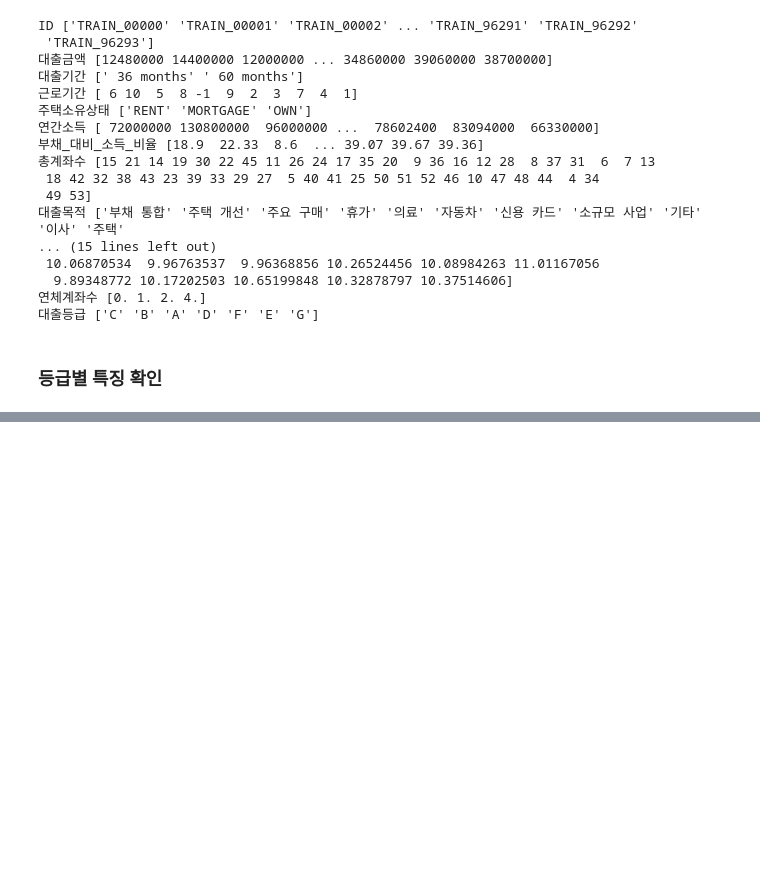
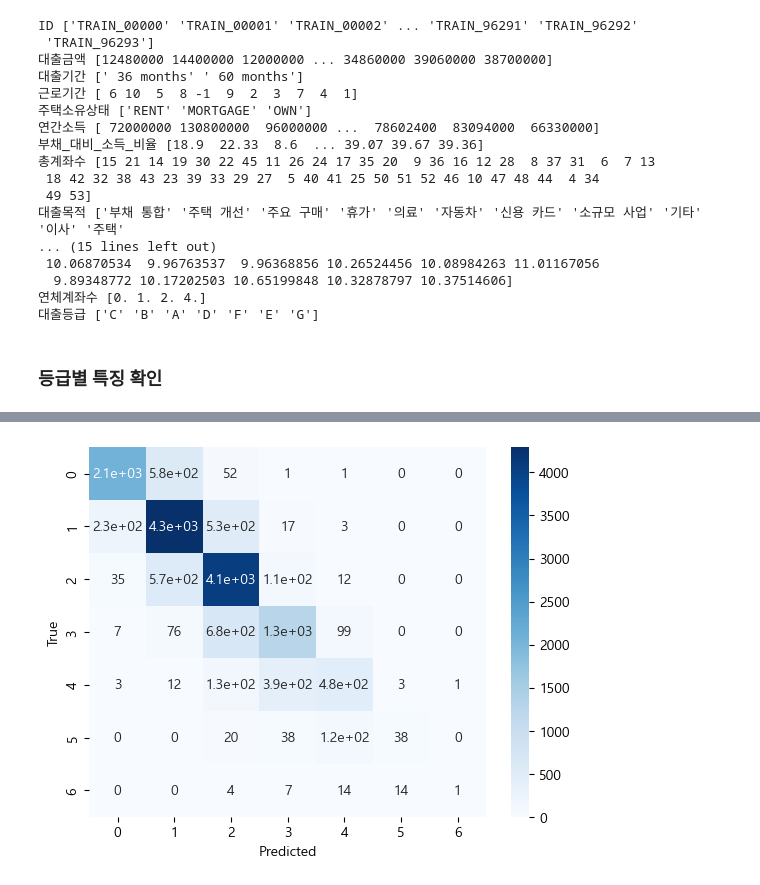
Before and after one commit to persuade39/project, a Jupyter notebook: EDA_preprocessing.ipynb, the cells around one changed output, grey strips where cells are left out. Drawn from its saved outputs; the diff is of its cells as text; code cells hidden in the pictures; blank space fills up the shorter version.

```diff
--- a/EDA_preprocessing.ipynb
+++ b/EDA_preprocessing.ipynb
@@ -315,0 +459,3 @@ ValueError: could not convert string to float: 'TRAIN_53293'
+# %%
+confusion = confusion_matrix(y_val_dec, pred_dec)
+confusion
@@ -315,0 +470,7 @@ ValueError: could not convert string to float: 'TRAIN_53293'
+# %%
+sns.heatmap(confusion, annot=True, cmap='Blues')
+plt.xlabel('Predicted')
+plt.ylabel('True')
+plt.show()
+# %% [output]
+[figure, added]
```
Also changed, not shown: parts of 34 cells of this notebook.
